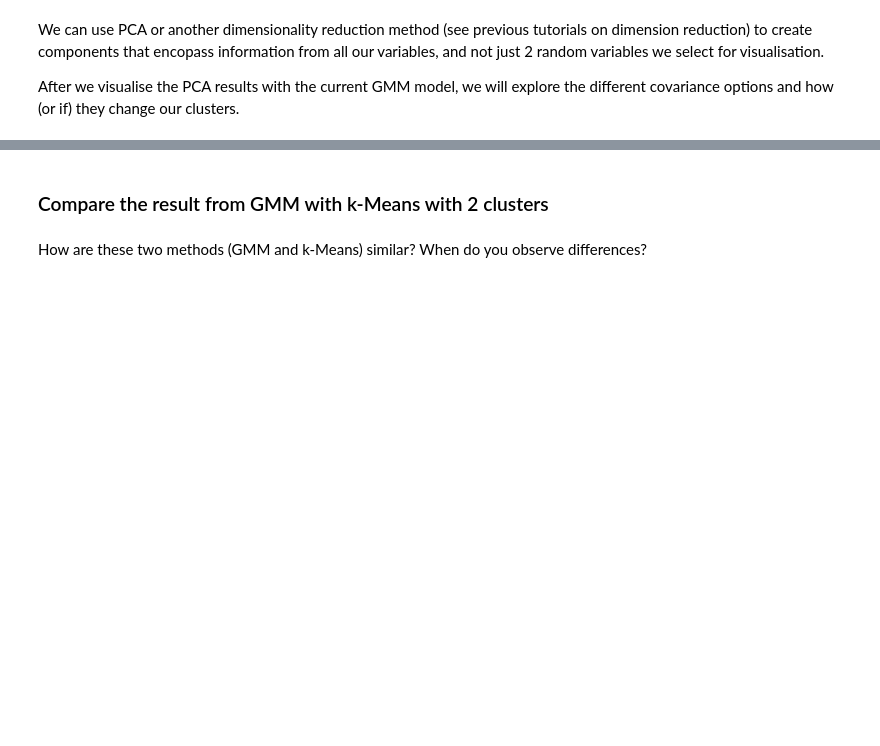
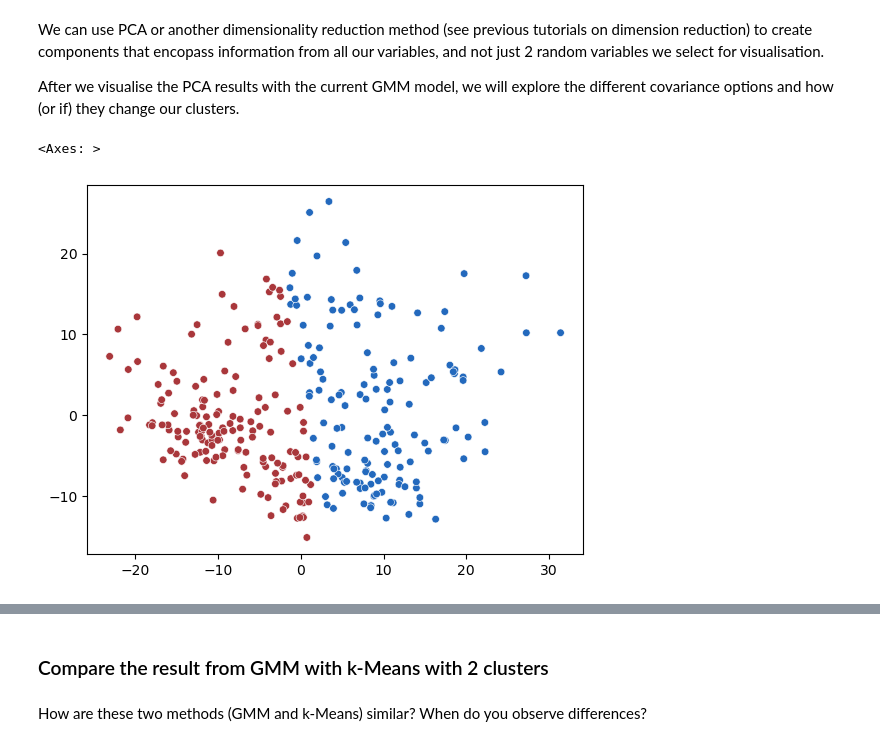
Before and after one commit to ICL-BMB-BiDS/BIDS6-Clustering2, a Jupyter notebook: BIDS_06_Clustering_2.ipynb, the cells around one changed output, grey strips where cells are left out. Cells and saved outputs as stored; diff of their text form; code cells hidden in the pictures; blank space fills up the shorter version.

```diff
--- a/BIDS_06_Clustering_2.ipynb
+++ b/BIDS_06_Clustering_2.ipynb
@@ -80,7 +83,10 @@ After we visualise the PCA results with the current GMM model, we will explore t
 # %%
 pca = PCA(n_components=2)
 pca_df = pca.fit_transform(X_train)
-sns.scatterplot(pca_df[:, 0], pca_df[:, 1], c=y_pred, s=30, cmap='vlag')
+sns.scatterplot(x=pca_df[:, 0], y=pca_df[:, 1], c=y_pred, s=30, cmap='vlag')
+# %% [output]
+<Axes: >
+[figure, added]
 # %%
 # function for fitting GMM models with the 4 different covariance options
 def test_gmm_covariance (cov):
```
Also changed, not shown: parts of 12 cells of this notebook.
